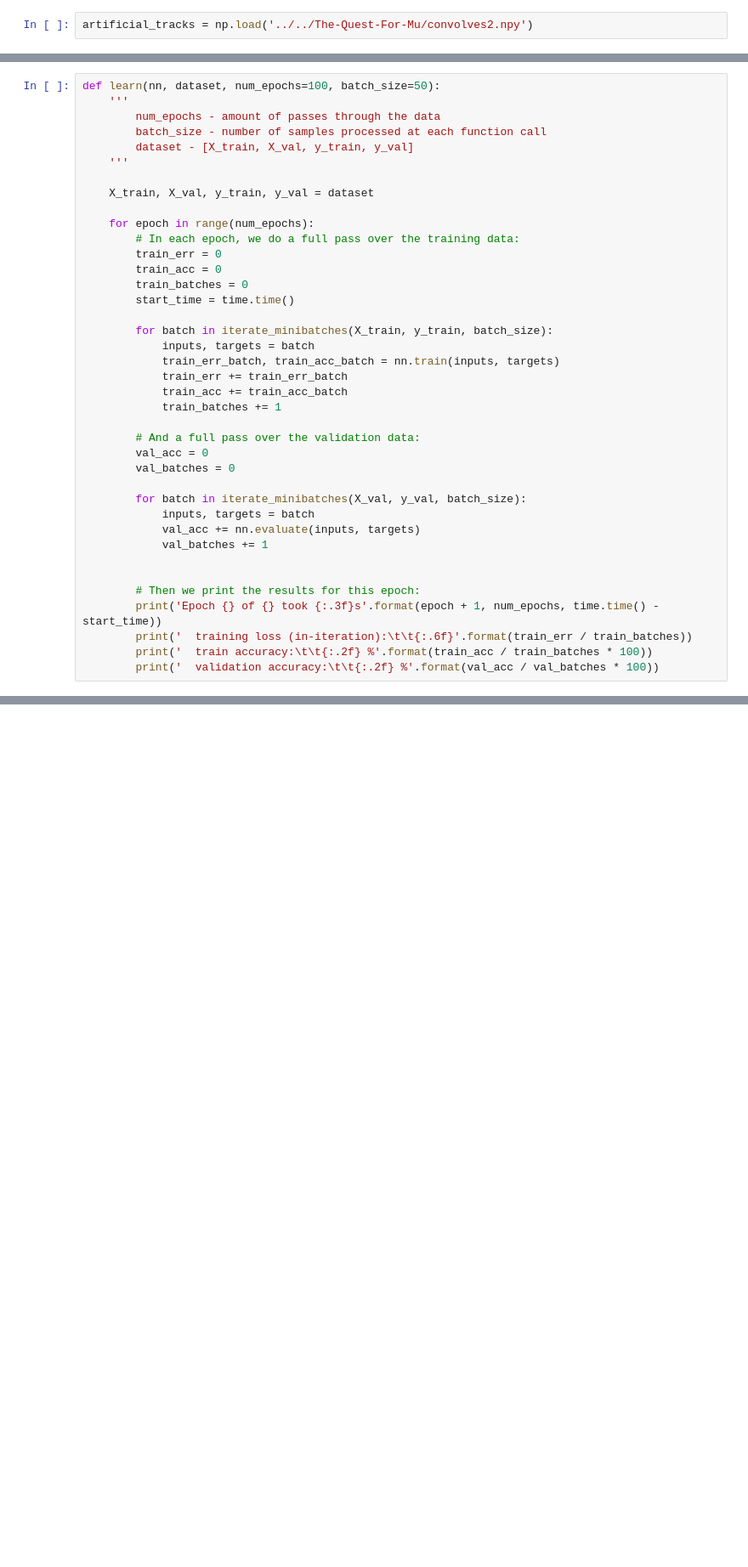
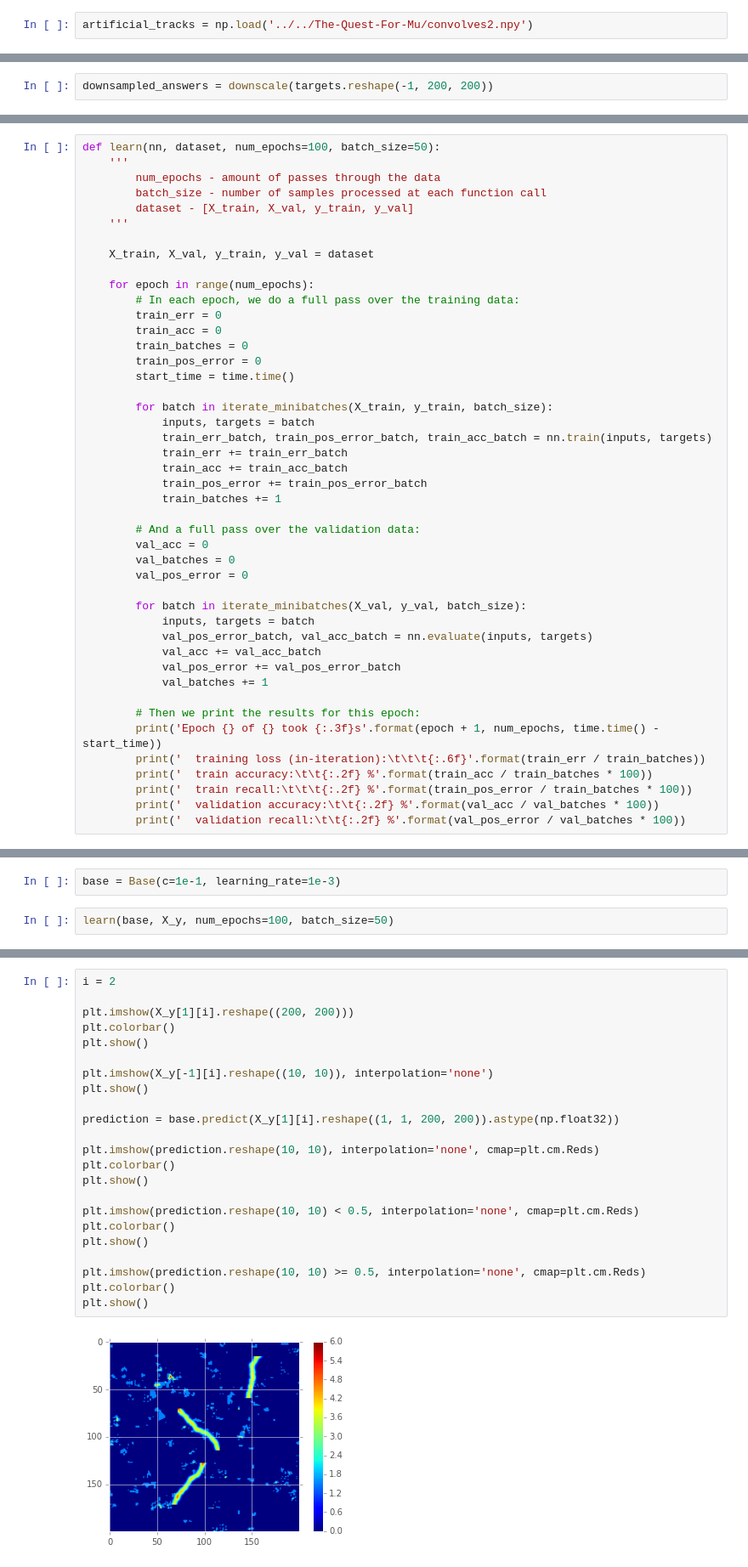
Before and after one commit to Aelphy/muon_trigger, a Jupyter notebook: evals/Generate data.ipynb, the cells around one changed output, grey strips where cells are left out. Shown: that part at 85% size. Cells and saved outputs as stored; diff of their text form; blank space fills up the shorter version.

```diff
--- a/evals/Generate data.ipynb
+++ b/evals/Generate data.ipynb
@@ -177,0 +109,2 @@ def iterate_minibatches(inputs, targets, batch_size):
+# %%
+downsampled_answers = downscale(targets.reshape(-1, 200, 200))
@@ -190,27 +128,33 @@ def learn(nn, dataset, num_epochs=100, batch_size=50):
         train_err = 0
         train_acc = 0
         train_batches = 0
+        train_pos_error = 0
         start_time = time.time()
 
         for batch in iterate_minibatches(X_train, y_train, batch_size):
             inputs, targets = batch
-            train_err_batch, train_acc_batch = nn.train(inputs, targets)
+            train_err_batch, train_pos_error_batch, train_acc_batch = nn.train(inputs, targets)
             train_err += train_err_batch
             train_acc += train_acc_batch
+            train_pos_error += train_pos_error_batch
             train_batches += 1
 
         # And a full pass over the validation data:
         val_acc = 0
         val_batches = 0
+        val_pos_error = 0
 
         for batch in iterate_minibatches(X_val, y_val, batch_size):
             inputs, targets = batch
-            val_acc += nn.evaluate(inputs, targets)
+            val_pos_error_batch, val_acc_batch = nn.evaluate(inputs, targets)
+            val_acc += val_acc_batch
+            val_pos_error += val_pos_error_batch
             val_batches += 1
-
 
         # Then we print the results for this epoch:
         print('Epoch {} of {} took {:.3f}s'.format(epoch + 1, num_epochs, time.time() - start_time))
-        print('  training loss (in-iteration):\t\t{:.6f}'.format(train_err / train_batches))
+        print('  training loss (in-iteration):\t\t\t{:.6f}'.format(train_err / train_batches))
         print('  train accuracy:\t\t{:.2f} %'.format(train_acc / train_batches * 100))
+        print('  train recall:\t\t\t{:.2f} %'.format(train_pos_error / train_batches * 100))
         print('  validation accuracy:\t\t{:.2f} %'.format(val_acc / val_batches * 100))
+        print('  validation recall:\t\t{:.2f} %'.format(val_pos_error / val_batches * 100))
@@ -216,0 +220,4 @@ def learn(nn, dataset, num_epochs=100, batch_size=50):
+# %%
+base = Base(c=1e-1, learning_rate=1e-3)
+# %%
+learn(base, X_y, num_epochs=100, batch_size=50)
@@ -216,0 +243,25 @@ def learn(nn, dataset, num_epochs=100, batch_size=50):
+# %%
+i = 2
+
+plt.imshow(X_y[1][i].reshape((200, 200)))
+plt.colorbar()
+plt.show()
+
+plt.imshow(X_y[-1][i].reshape((10, 10)), interpolation='none')
+plt.show()
+
+prediction = base.predict(X_y[1][i].reshape((1, 1, 200, 200)).astype(np.float32))
+
+plt.imshow(prediction.reshape(10, 10), interpolation='none', cmap=plt.cm.Reds)
+plt.colorbar()
+plt.show()
+
+plt.imshow(prediction.reshape(10, 10) < 0.5, interpolation='none', cmap=plt.cm.Reds)
+plt.colorbar()
+plt.show()
+
+plt.imshow(prediction.reshape(10, 10) >= 0.5, interpolation='none', cmap=plt.cm.Reds)
+plt.colorbar()
+plt.show()
+# %% [output]
+[figure, added]
```
Also changed, not shown: parts of 10 cells of this notebook.
